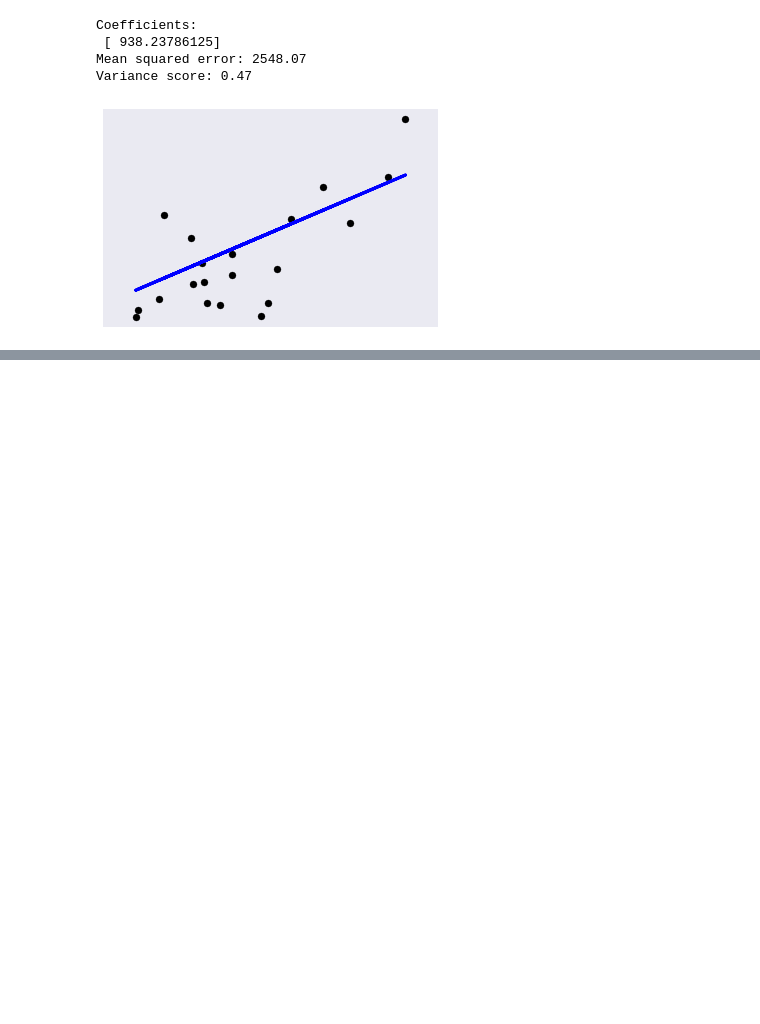
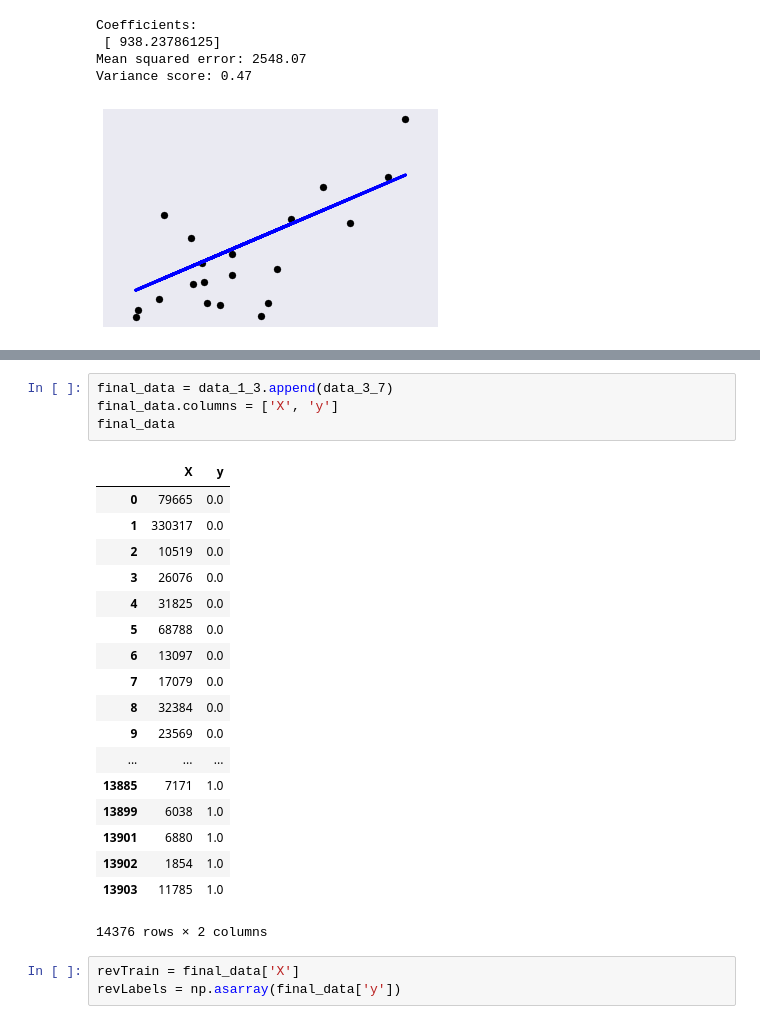
Before and after one commit to jpbesgen/decal_proj1, a Jupyter notebook: code.ipynb, the cells around one changed output, grey strips where cells are left out. Saved outputs shown, nothing was run; the diff lists cells and outputs as text; blank space fills up the shorter version.

```diff
--- a/code.ipynb
+++ b/code.ipynb
@@ -371,0 +418,26 @@ Variance score: 0.47
+# %%
+final_data = data_1_3.append(data_3_7)
+final_data.columns = ['X', 'y']
+final_data
+# %% [output]
+|  | X | y |
+| 0 | 79665 | 0.0 |
+| 1 | 330317 | 0.0 |
+| 2 | 10519 | 0.0 |
+| 3 | 26076 | 0.0 |
+| 4 | 31825 | 0.0 |
+| 5 | 68788 | 0.0 |
+| 6 | 13097 | 0.0 |
+| 7 | 17079 | 0.0 |
+| 8 | 32384 | 0.0 |
+| 9 | 23569 | 0.0 |
+| ... | ... | ... |
+| 13885 | 7171 | 1.0 |
+| 13899 | 6038 | 1.0 |
+| 13901 | 6880 | 1.0 |
+| 13902 | 1854 | 1.0 |
+| 13903 | 11785 | 1.0 |
+14376 rows × 2 columns
+# %%
+revTrain = final_data['X']
+revLabels = np.asarray(final_data['y'])
```
Also changed, not shown: parts of 17 cells of this notebook, 5 other files.
